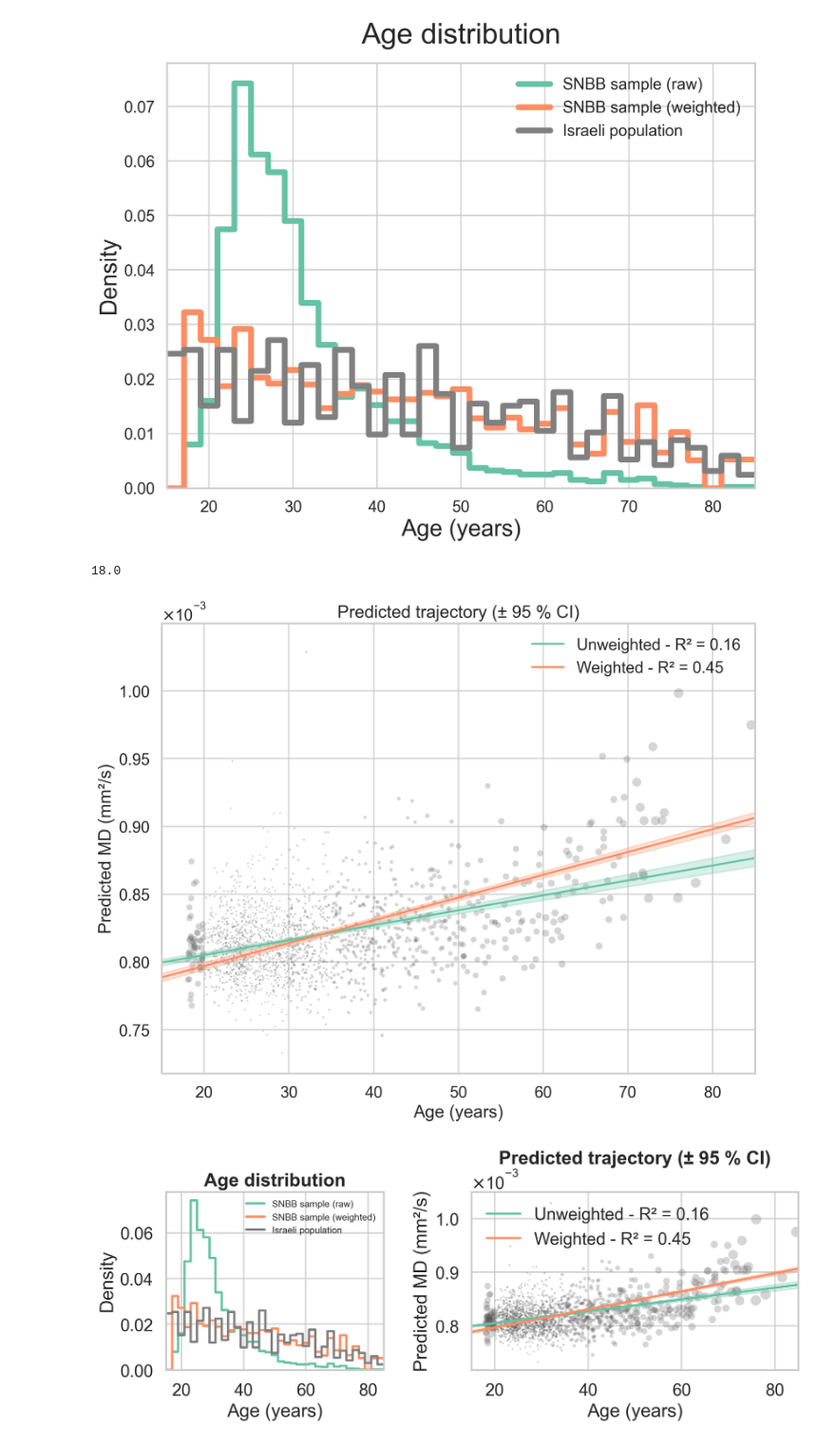
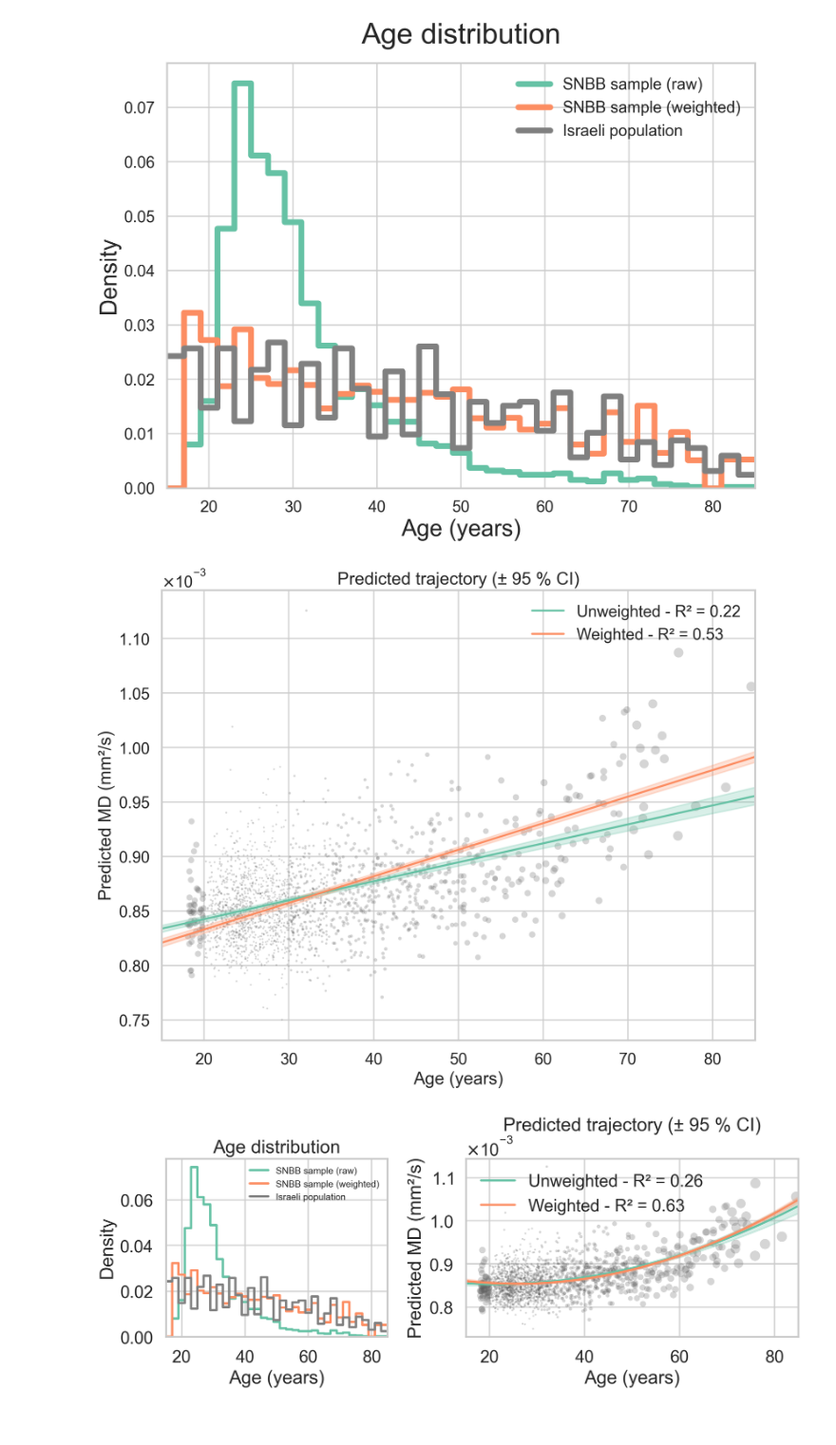
Before and after one commit to GalKepler/neuroaging, a Jupyter notebook: notebooks/fig1/fig1.ipynb, the cells around one changed output. Shown at 95% size. Drawn from its saved outputs; the diff is of its cells as text; code cells hidden in the pictures.

```diff
--- a/notebooks/fig1/fig1.ipynb
+++ b/notebooks/fig1/fig1.ipynb
@@ -87,7 +87,7 @@ nifti = DATA_DIR / "external" / "atlases" / ATLAS / "atlas.nii.gz"
 nifti_matlab = DATA_DIR / "external" / "atlases" / ATLAS / "atlas_matlab.nii"
 # %%
 metric = "adc"
-distribution_metric = "nanmedian"
+distribution_metric = "qfmean"
 data = pd.read_csv(DATA_DIR / "processed" / f"{metric}.csv",index_col=0).reset_index(drop=True)
 # %%
 if metric == "gm_vol":
@@ -397,11 +397,6 @@ savefig_nice(
 )
 # %% [output]
 [figure]
-# %%
-
-mpl.rcParams.get("axes.labelsize")
-# %% [output]
-18.0
 # %%
 
 
@@ -479,7 +474,7 @@ ax.set(
 ax.set_title("Predicted trajectory (± 95 % CI)")
 ax.legend(frameon=False)
 
-# axB.set_ylim([-0.001,0.002])
+
 model_type = "quad" if use_quadratic else "linear"
 savefig_nice(
     fig,
@@ -488,7 +483,7 @@ savefig_nice(
     dpi=300,
 )
 # %% [output]
-[figure, old version]
+[figure, new version]
 # %%
 # ── Assumptions ────────────────────────────────────────────────────────────
 # • age_df ........ Israeli population           (col: "age_at_scan")
@@ -548,7 +543,7 @@ axA.legend(frameon=False, fontsize=9)
 # ────────────────── Panel B: Predicted trajectory ± 95 % CI ──────────────
 
 # 1. Choose model form
-use_quadratic = False   # set True if age^2 belongs in this metric
+use_quadratic = True   # set True if age^2 belongs in this metric
 formula_terms = ["age_at_scan", "I(age_at_scan**2)"] if use_quadratic else ["age_at_scan"]
 controls      = covariates                                 # from earlier cell
 terms         = formula_terms + controls
@@ -598,31 +593,31 @@ for tag, color, model in zip(["Unweighted", "Weighted"], sns.color_palette("Set2
         color=color,
         alpha=0.25,
     )
 
 axB.ticklabel_format(
         style="sci", axis="y", scilimits=(0, 0), useMathText=True
     )
 if metric == "gm_vol":
     ylabel = "Predicted GM Volume (mm³)"
     # set y axis format to cm instead of mm
 else:
     ylabel = "Predicted MD (mm²/s)"
 
 axB.set(
     xlabel="Age (years)",
     ylabel=ylabel,
     xlim=(age_min, age_max),
 )
 axB.set_title("Predicted trajectory (± 95 % CI)")
 axB.legend(frameon=False)
 
 # axB.set_ylim([-0.001,0.002])
 model_type = "quad" if use_quadratic else "linear"
 savefig_nice(
     fig,
     OUTPUT_DIR / f"fig1_{metric}_{model_type}.png",
     tight=True,
     dpi=300,
 )
 # %% [output]
-[figure, old version]
+[figure, new version]
```
Also changed, not shown: 40 other files.
